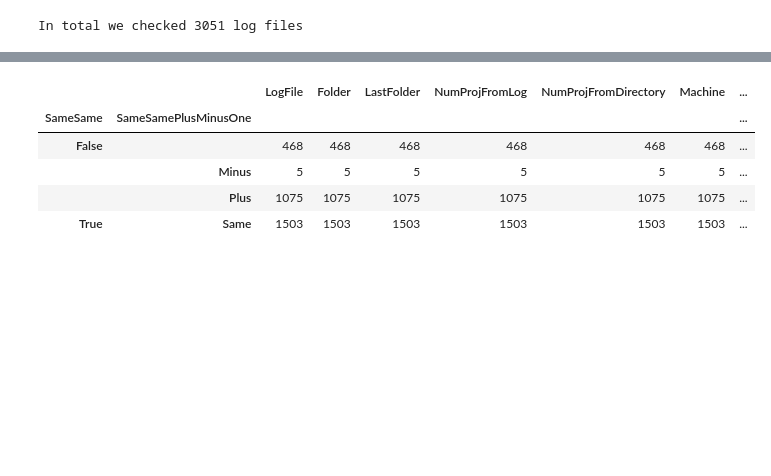
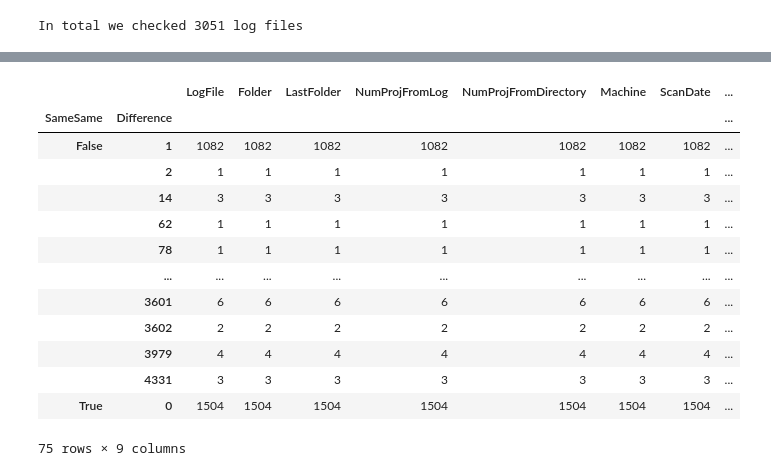
Before and after one commit to habi/ResearchStorage, a Jupyter notebook: ConsistencyCheck.ipynb, the cells around one changed output, grey strips where cells are left out. Cells and saved outputs as stored; diff of their text form; code cells hidden in the pictures; blank space fills up the shorter version.

```diff
--- a/ConsistencyCheck.ipynb
+++ b/ConsistencyCheck.ipynb
@@ -408,12 +408,20 @@ Data.groupby(['SameSame','SameSamePlusMinusOne','Machine']).count()
 # %%
-Data.groupby(['SameSame','SameSamePlusMinusOne']).count()
+Data.groupby(['SameSame','Difference']).count()
 # %% [output]
-|  |  | LogFile | Folder | LastFolder | NumProjFromLog | NumProjFromDirectory | Machine | ... |
-| SameSame | SameSamePlusMinusOne |  |  |  |  |  |  | ... |
-| False |  | 468 | 468 | 468 | 468 | 468 | 468 | ... |
-|  | Minus | 5 | 5 | 5 | 5 | 5 | 5 | ... |
-|  | Plus | 1075 | 1075 | 1075 | 1075 | 1075 | 1075 | ... |
-| True | Same | 1503 | 1503 | 1503 | 1503 | 1503 | 1503 | ... |
+|  |  | LogFile | Folder | LastFolder | NumProjFromLog | NumProjFromDirectory | Machine | ScanDate | ... |
+| SameSame | Difference |  |  |  |  |  |  |  | ... |
+| False | 1 | 1082 | 1082 | 1082 | 1082 | 1082 | 1082 | 1082 | ... |
+|  | 2 | 1 | 1 | 1 | 1 | 1 | 1 | 1 | ... |
+|  | 14 | 3 | 3 | 3 | 3 | 3 | 3 | 3 | ... |
+|  | 62 | 1 | 1 | 1 | 1 | 1 | 1 | 1 | ... |
+|  | 78 | 1 | 1 | 1 | 1 | 1 | 1 | 1 | ... |
+|  | ... | ... | ... | ... | ... | ... | ... | ... | ... |
+|  | 3601 | 6 | 6 | 6 | 6 | 6 | 6 | 6 | ... |
+|  | 3602 | 2 | 2 | 2 | 2 | 2 | 2 | 2 | ... |
+|  | 3979 | 4 | 4 | 4 | 4 | 4 | 4 | 4 | ... |
+|  | 4331 | 3 | 3 | 3 | 3 | 3 | 3 | 3 | ... |
+| True | 0 | 1504 | 1504 | 1504 | 1504 | 1504 | 1504 | 1504 | ... |
+75 rows × 9 columns
 # %%
 # Check if there are any wrong TIFFs
 # If there's no output from this cell, then there are no FALSE checked TIFFs :)
```
Also changed, not shown: parts of 14 cells of this notebook.
